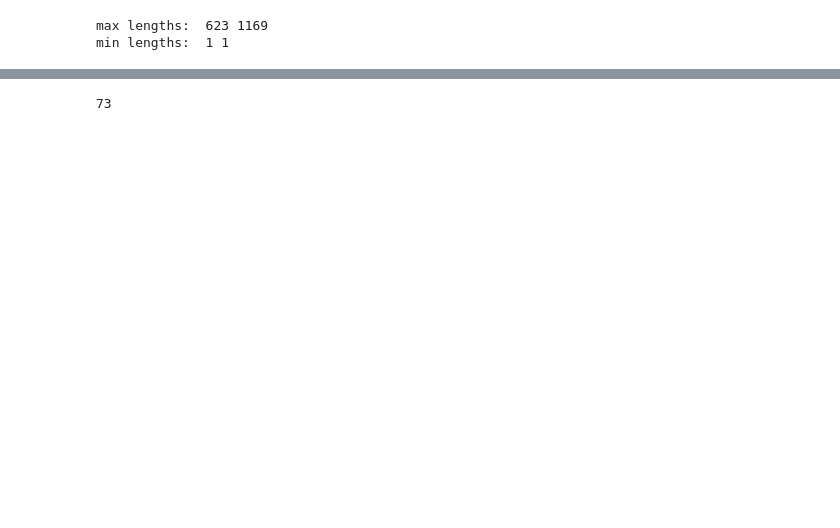
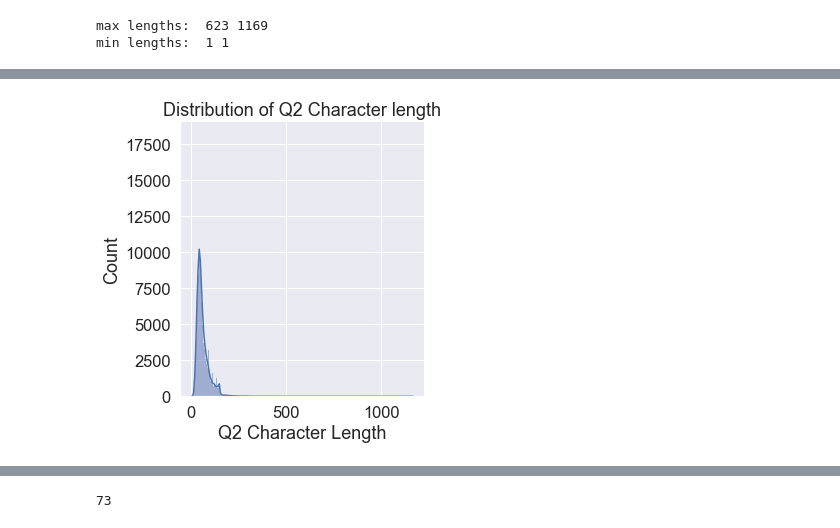
Before and after one commit to LilaKelland/data_bootcamp, a Jupyter notebook: w9/d4_NLP_miniproject/1.0_data_exploration.ipynb, the cells around one changed output, grey strips where cells are left out. Cells and saved outputs as stored; diff of their text form; code cells hidden in the pictures; blank space fills up the shorter version.

```diff
--- a/w9/d4_NLP_miniproject/1.0_data_exploration.ipynb
+++ b/w9/d4_NLP_miniproject/1.0_data_exploration.ipynb
@@ -121,0 +133,7 @@ sns.displot(x=q2_length, bins=1000, kde=True);
+# %%
+sns.set(font_scale=1.5)
+p= sns.displot(x=q2_length, bins=1000,kde=True).set(title='Distribution of Q2 Character length');
+p.set(xlabel = "Q2 Character Length");
+# plt.xlim(5, 175)
+# %% [output]
+[figure, added]
```
Also changed, not shown: parts of 14 cells of this notebook, 42 other files.
